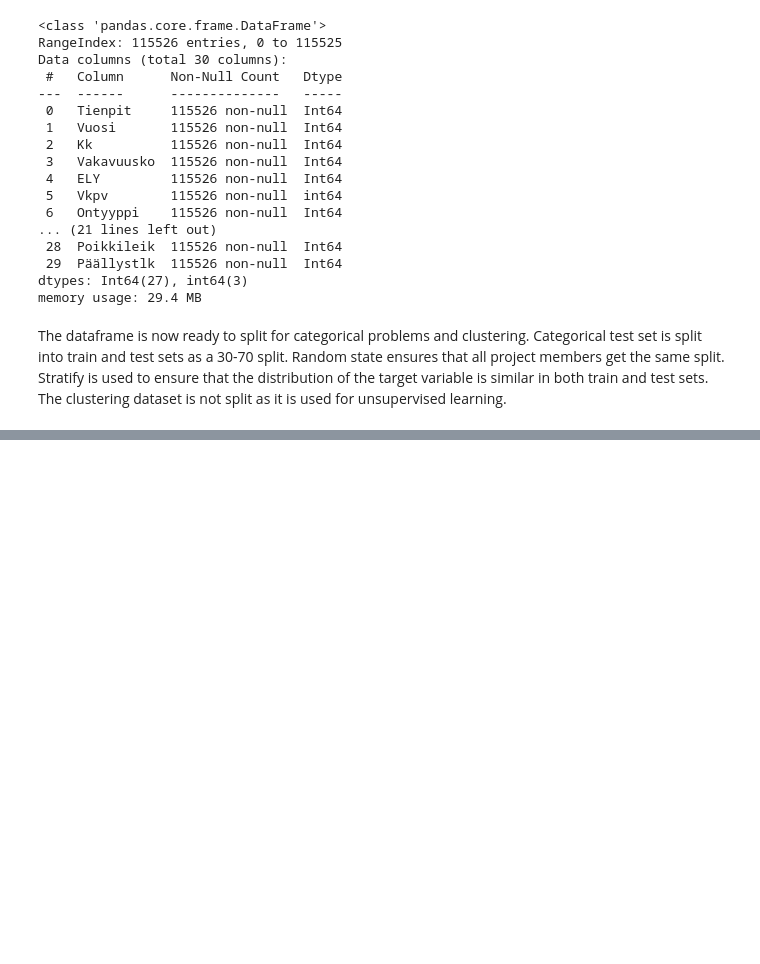
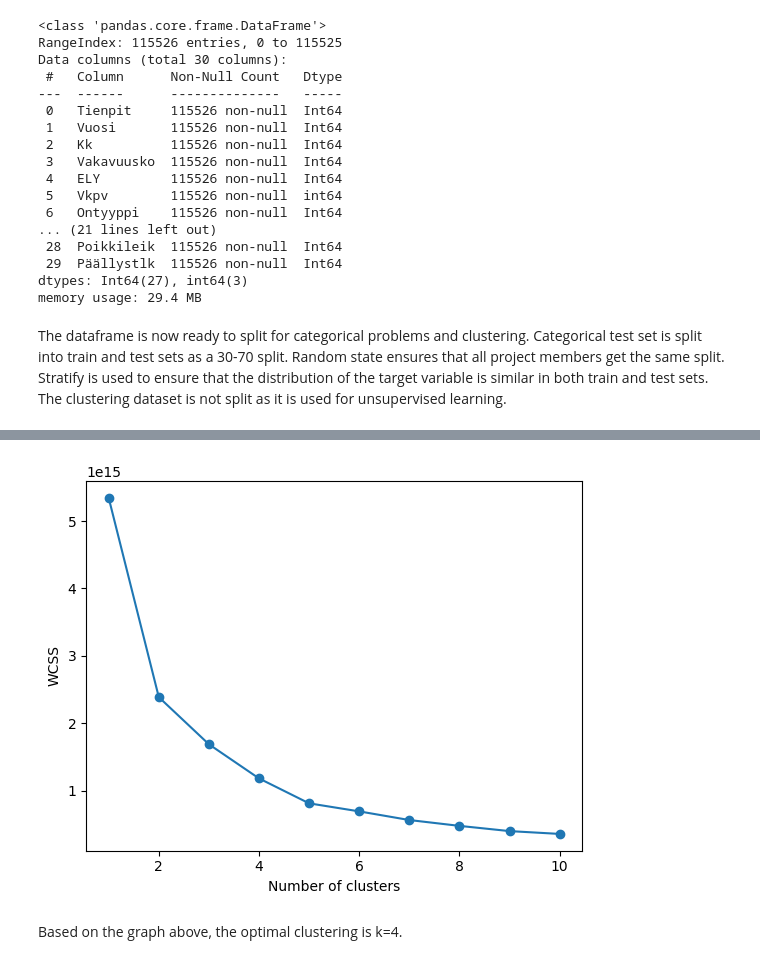
Before and after one commit to nealukumies/dml-project, a Jupyter notebook: traffic_accident_analysis.ipynb, the cells around one changed output, grey strips where cells are left out. Drawn from its saved outputs; the diff is of its cells as text; code cells hidden in the pictures; blank space fills up the shorter version.

Commit message:
elbow method

```diff
--- a/traffic_accident_analysis.ipynb
+++ b/traffic_accident_analysis.ipynb
@@ -402,3 +402,17 @@ X_train, X_test, y_train, y_test = train_test_split(X, y, test_size=0.3, random_
 
 # Dataframe for clustering
 clustering_df = combined_df.drop(columns=["Vakavuusko"])
+# %%
+# Clustering model (initial testing)
+from sklearn.cluster import KMeans
+import time
+
+# Find optimal number of clusters
+wcss = []
+for k in range(1, 11):
+    start_time = time.time()
+    model = KMeans(init='random', n_clusters=k, random_state=42).fit(clustering_df)
+    wcss.append(model.inertia_)
+    end_time = time.time()
+    total_time = end_time - start_time
+    print(f"[Clusters {k}]: {total_time:.4f}s")
@@ -404,0 +430,10 @@ clustering_df = combined_df.drop(columns=["Vakavuusko"])
+# %%
+# Elbow method for finding optimal number of clusters
+plt.plot(range(1, 11), wcss, 'o-')
+plt.xlabel('Number of clusters')
+plt.ylabel('WCSS')
+plt.show()
+# %% [output]
+[figure, added]
+# %% [markdown]
+Based on the graph above, the optimal clustering is k=4.
```
Also changed, not shown: parts of 1 cell of this notebook, 1 other file.
